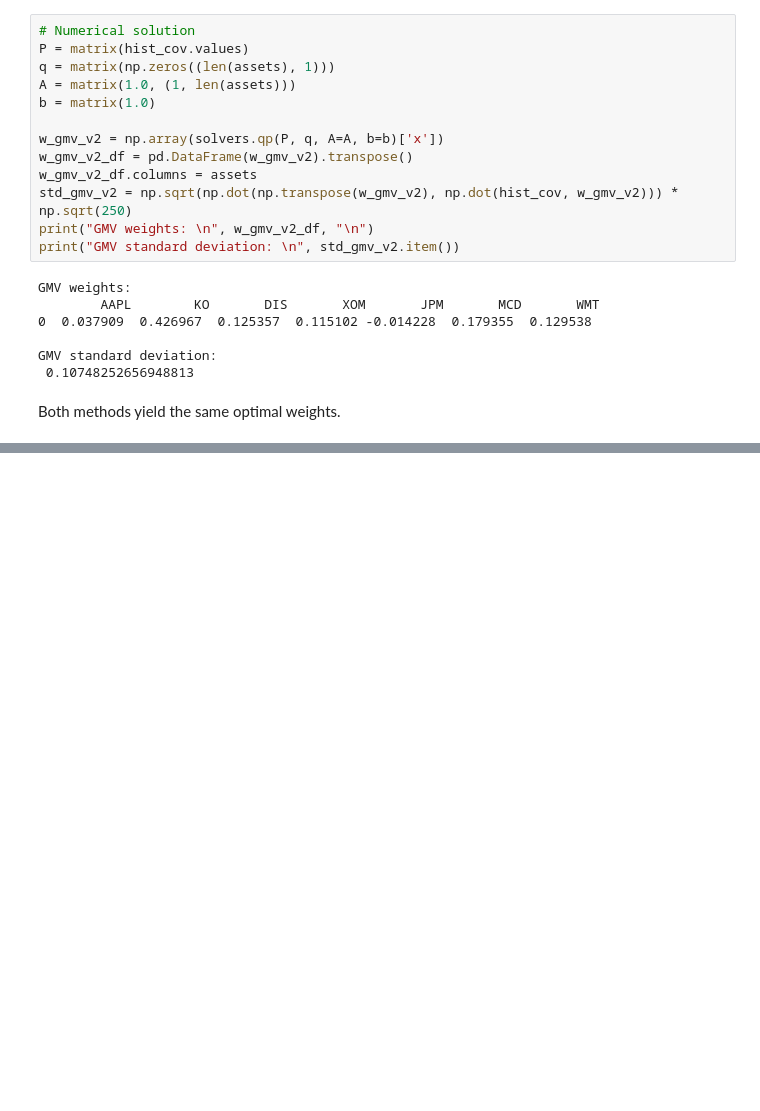
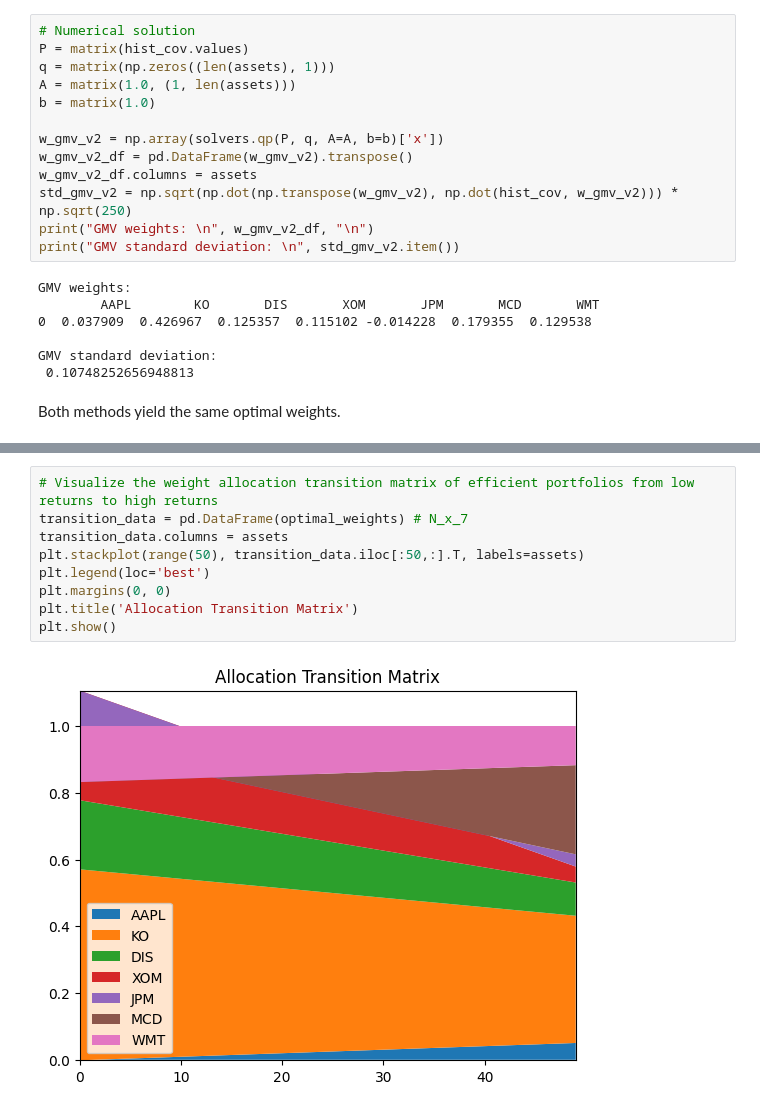
Before and after one commit to SunnyIsCute/QuantResearch, a Jupyter notebook: Portfolio_optimization/portfolio_optimization.ipynb, the cells around one changed output, grey strips where cells are left out. Saved outputs shown, nothing was run; the diff lists cells and outputs as text; blank space fills up the shorter version.

```diff
--- a/Portfolio_optimization/portfolio_optimization.ipynb
+++ b/Portfolio_optimization/portfolio_optimization.ipynb
@@ -211,0 +293,11 @@ Both methods yield the same optimal weights.
+# %%
+# Visualize the weight allocation transition matrix of efficient portfolios from low returns to high returns
+transition_data = pd.DataFrame(optimal_weights) # N_x_7
+transition_data.columns = assets
+plt.stackplot(range(50), transition_data.iloc[:50,:].T, labels=assets)
+plt.legend(loc='best')
+plt.margins(0, 0)
+plt.title('Allocation Transition Matrix')
+plt.show()
+# %% [output]
+[figure, added]
```
Also changed, not shown: parts of 11 cells of this notebook.
